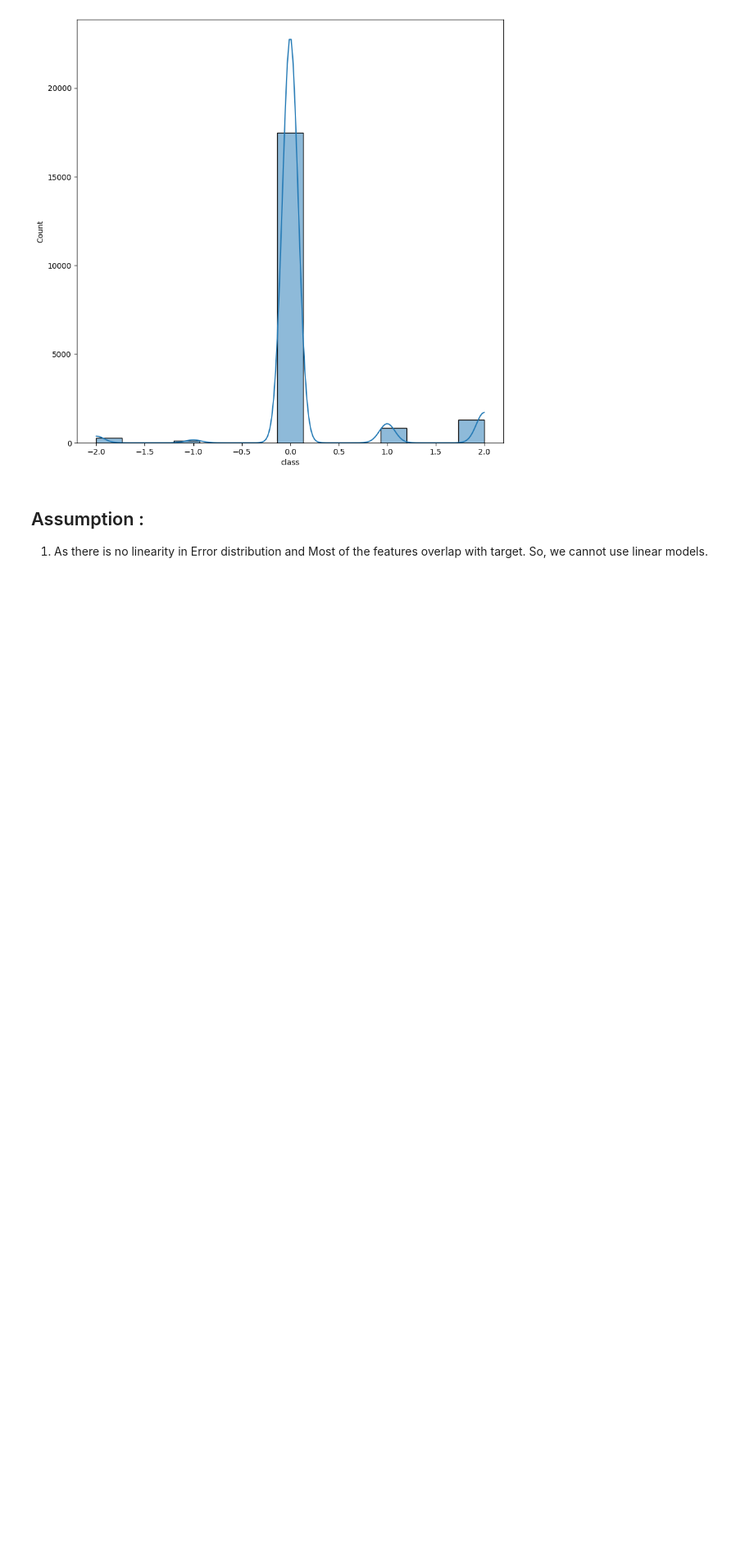
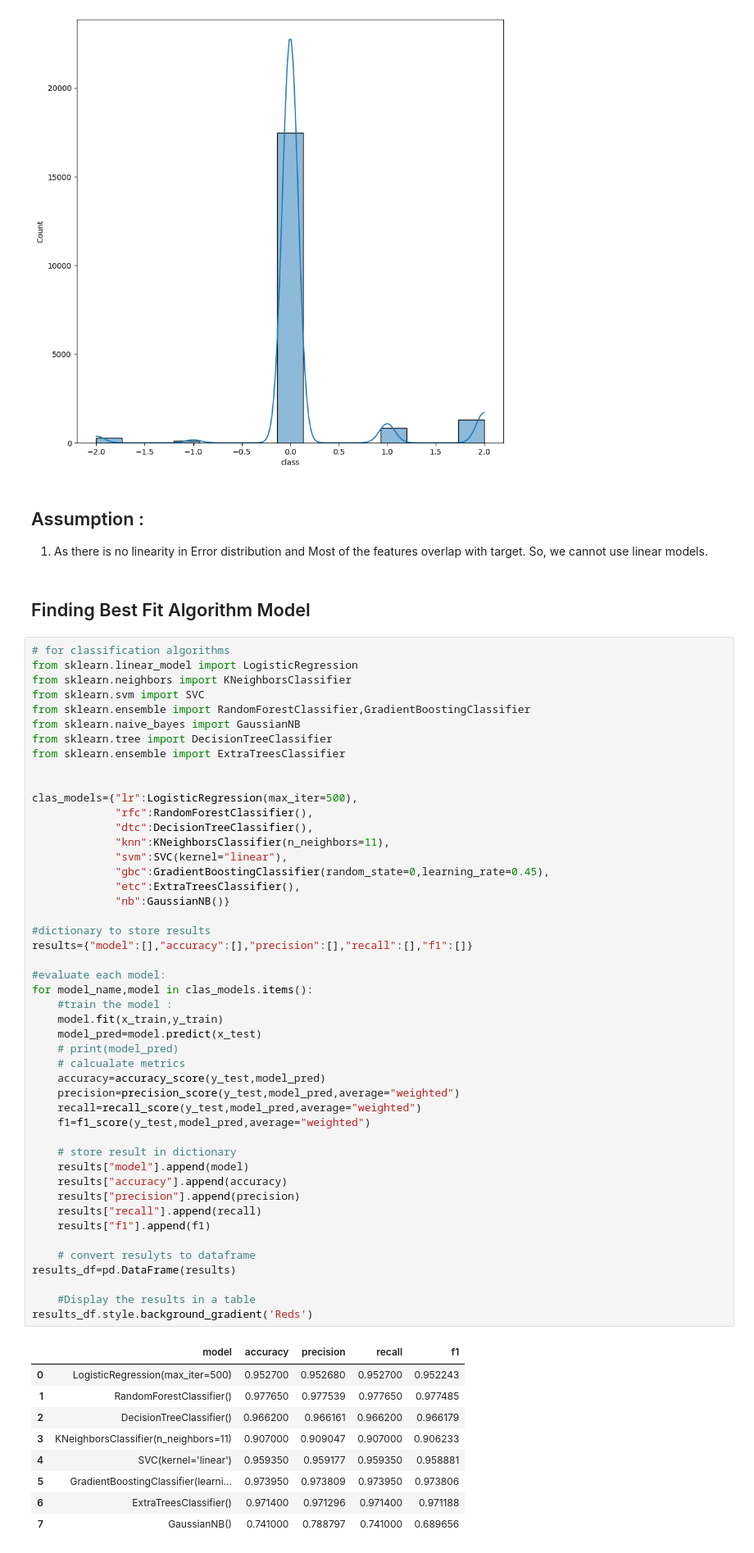
Before and after one commit to Alexander789400/Stellar_Classification_Dataset_Project, a Jupyter notebook: Star_Classification_Project.ipynb, the cells around one changed output. Shown at 82% size. Cells and saved outputs as stored; diff of their text form; blank space fills up the shorter version.

```diff
--- a/Star_Classification_Project.ipynb
+++ b/Star_Classification_Project.ipynb
@@ -311,3 +311,62 @@ plt.show()
 ## Assumption :
 1. As there is no linearity in Error distribution and Most of the features overlap with target.
 So, we cannot use linear models.
+# %% [markdown]
+## Finding Best Fit Algorithm Model
+# %%
+# for classification algorithms
+from sklearn.linear_model import LogisticRegression
+from sklearn.neighbors import KNeighborsClassifier
+from sklearn.svm import SVC
+from sklearn.ensemble import RandomForestClassifier,GradientBoostingClassifier
+from sklearn.naive_bayes import GaussianNB
+from sklearn.tree import DecisionTreeClassifier
+from sklearn.ensemble import ExtraTreesClassifier
+
+
+clas_models={"lr":LogisticRegression(max_iter=500),
+             "rfc":RandomForestClassifier(),
+             "dtc":DecisionTreeClassifier(),
+             "knn":KNeighborsClassifier(n_neighbors=11),
+             "svm":SVC(kernel="linear"),
+             "gbc":GradientBoostingClassifier(random_state=0,learning_rate=0.45),
+             "etc":ExtraTreesClassifier(),
+             "nb":GaussianNB()}
+
+#dictionary to store results
+results={"model":[],"accuracy":[],"precision":[],"recall":[],"f1":[]}
+
+#evaluate each model:
+for model_name,model in clas_models.items():
+    #train the model :
+    model.fit(x_train,y_train)
+    model_pred=model.predict(x_test)
+    # print(model_pred)
+    # calcualate metrics
+    accuracy=accuracy_score(y_test,model_pred)
+    precision=precision_score(y_test,model_pred,average="weighted")
+    recall=recall_score(y_test,model_pred,average="weighted")
+    f1=f1_score(y_test,model_pred,average="weighted")
+
+    # store result in dictionary
+    results["model"].append(model)
+    results["accuracy"].append(accuracy)
+    results["precision"].append(precision)
+    results["recall"].append(recall)
+    results["f1"].append(f1)
+
+    # convert resulyts to dataframe
+results_df=pd.DataFrame(results)
+
+    #Display the results in a table
+results_df.style.background_gradient('Reds')
+# %% [output]
+|  | model | accuracy | precision | recall | f1 |
+| 0 | LogisticRegression(max_iter=500) | 0.952700 | 0.952680 | 0.952700 | 0.952243 |
+| 1 | RandomForestClassifier() | 0.977650 | 0.977539 | 0.977650 | 0.977485 |
+| 2 | DecisionTreeClassifier() | 0.966200 | 0.966161 | 0.966200 | 0.966179 |
+| 3 | KNeighborsClassifier(n_neighbors=11) | 0.907000 | 0.909047 | 0.907000 | 0.906233 |
+| 4 | SVC(kernel='linear') | 0.959350 | 0.959177 | 0.959350 | 0.958881 |
+| 5 | GradientBoostingClassifier(learni... | 0.973950 | 0.973809 | 0.973950 | 0.973806 |
+| 6 | ExtraTreesClassifier() | 0.971400 | 0.971296 | 0.971400 | 0.971188 |
+| 7 | GaussianNB() | 0.741000 | 0.788797 | 0.741000 | 0.689656 |
```
Also changed, not shown: parts of 1 cell of this notebook.
